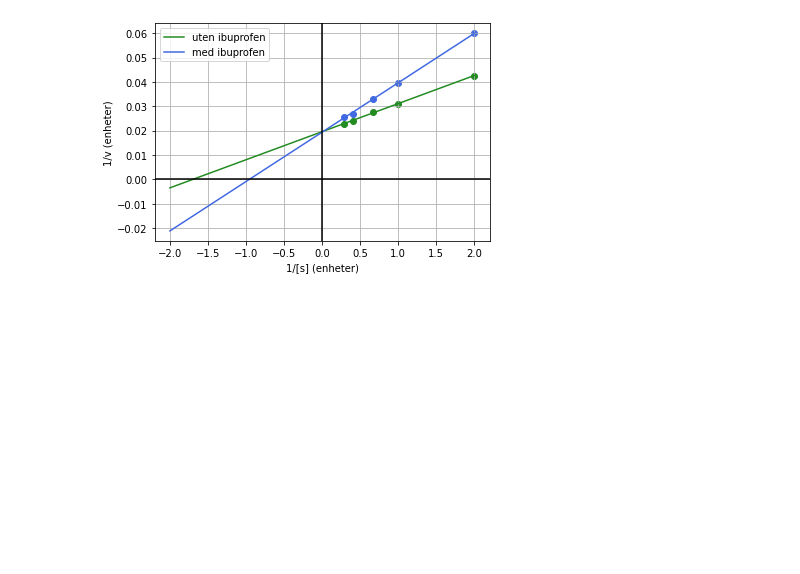
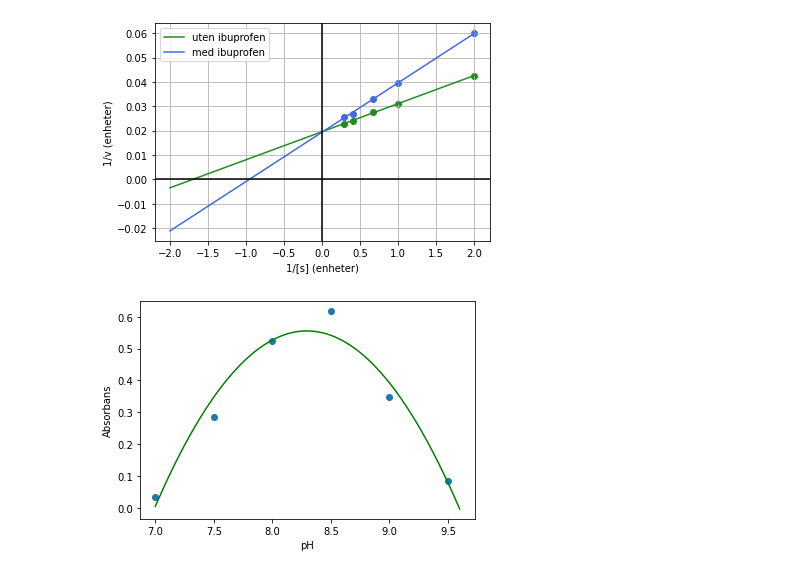
Before and after one commit to andreasdh/programmering-i-kjemi, a Jupyter notebook: docs/biokjemi/enzymkinetikklab_programmer.ipynb, the cells around one changed output. Drawn from its saved outputs; the diff is of its cells as text; code cells hidden in the pictures; blank space fills up the shorter version.

```diff
--- a/docs/biokjemi/enzymkinetikklab_programmer.ipynb
+++ b/docs/biokjemi/enzymkinetikklab_programmer.ipynb
@@ -196,3 +193,19 @@ plt.legend()
 plt.show()
 # %% [output]
 [figure]
+# %%
+A = [0.036, 0.287, 0.5225, 0.617, 0.347, 0.085]
+pH = [7, 7.5, 8, 8.5, 9, 9.5]
+
+a,b,c=np.polyfit(pH, A, 2)
+x = np.linspace(7,9.6,1000)
+y = a*x**2 + b*x + c
+
+
+plt.scatter(pH,A)
+plt.plot(x,y, color="green")
+plt.xlabel("pH")
+plt.ylabel("Absorbans")
+plt.savefig("abs_ph.tiff", dpi=500)
+# %% [output]
+[figure, added]
```
Also changed, not shown: parts of 3 cells of this notebook, 2 other files.
